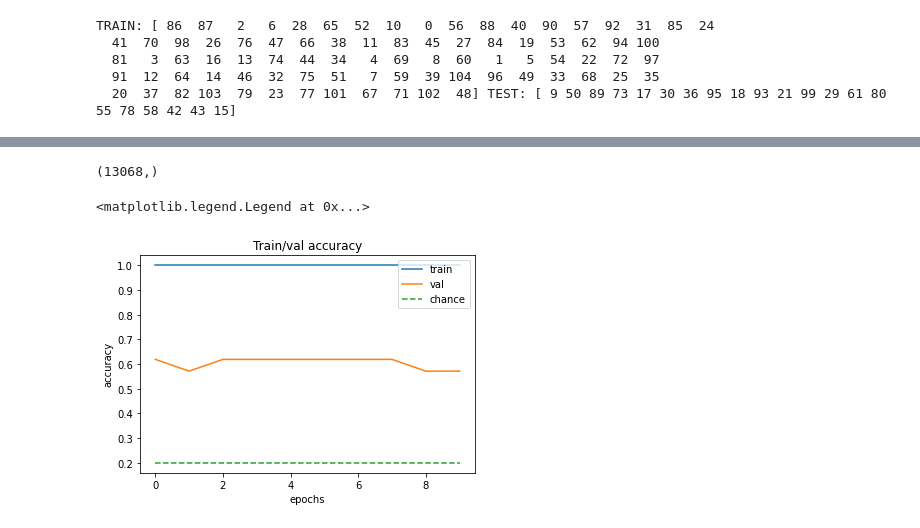
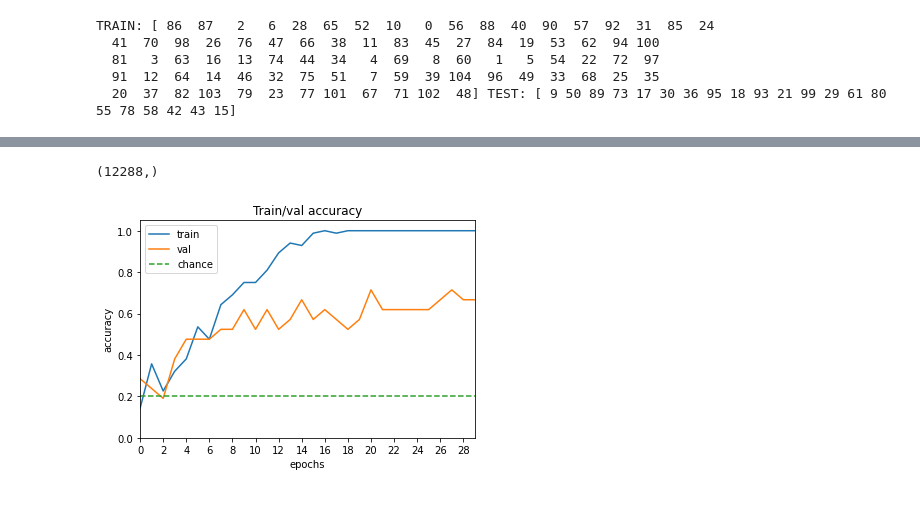
Before and after one commit to rafapb97/Spin, a Jupyter notebook: SimpleCNN.ipynb, the cells around one changed output, grey strips where cells are left out. Saved outputs shown, nothing was run; the diff lists cells and outputs as text; code cells hidden in the pictures.

```diff
--- a/SimpleCNN.ipynb
+++ b/SimpleCNN.ipynb
@@ -195,12 +195,14 @@ img_comp /=np.max(img_comp)
 """
 # %% [output]
 '\n#IMAGE COMPRESSION AND NORMALIZATION\n\n#for i in range(np.shape(img240)[0]):\n#    for freq in range(np.shape(img240)[1]):\n#            img240[i, freq] #-= np.mean(img240[i, freq])\n#             ...
+# %%
+img240 = img_old
 # %%
 img_old = img240
 img240 = img240.squeeze()[:,:,:,:3]
-img_comp = (np.zeros((np.shape(img240)[0],66,66, 3)))
+img_comp = (np.zeros((np.shape(img240)[0],64,64, 3)))
 for i in range(np.shape(img240)[0]):
-    img_comp[i] =  cv2.resize(img240[i], dsize=(66, 66), interpolation=cv2.INTER_CUBIC)
+    img_comp[i] =  cv2.resize(img240[i], dsize=(64, 64), interpolation=cv2.INTER_CUBIC)
 img_comp -= np.min(img_comp)
 img_comp /=np.max(img_comp)
 img240 = img_comp
@@ -310,7 +316,7 @@ Non-trainable params: 0
 _________________________________________________________________
 # %%
 batch_size=16
-no_epochs= 10
+no_epochs= 30
 # Fit data to model
 history = model.fit(X_train,  y_train_OH,
           batch_size=batch_size,
@@ -341,20 +347,22 @@ Epoch 10/10
 # %%
 np.shape(X_test[0].ravel())
 # %% [output]
-(13068,)
+(12288,)
 # %%
 %matplotlib inline
 #plot accuracy\
 plt.plot(history.history['accuracy'], label = 'train')
 plt.plot(history.history['val_accuracy'], label = 'val')
 plt.plot(np.ones(len(history.history['accuracy']))*0.2, '--', label = 'chance')
 plt.xlabel("epochs")
 plt.ylabel("accuracy")
 plt.title("Train/val accuracy")
 plt.legend()
+plt.ylim(0,1.05)
+plt.xlim(0,no_epochs-1)
+plt.xticks(np.arange(0,no_epochs, 2));
 # %% [output]
-<matplotlib.legend.Legend at 0x...>
-[figure, old version]
+[figure, new version]
 # %%
 save_model = True
 if save_model:
```
Also changed, not shown: parts of 5 cells of this notebook, 13 other files.
